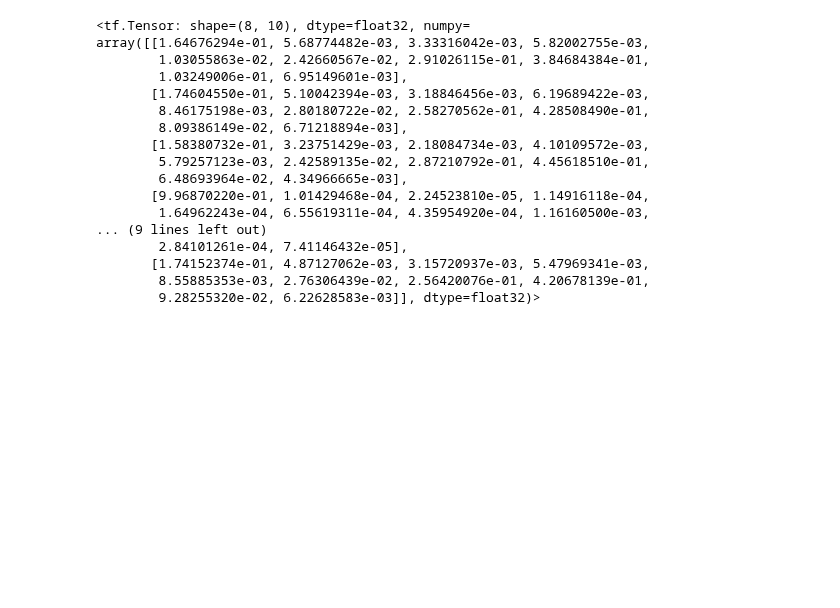
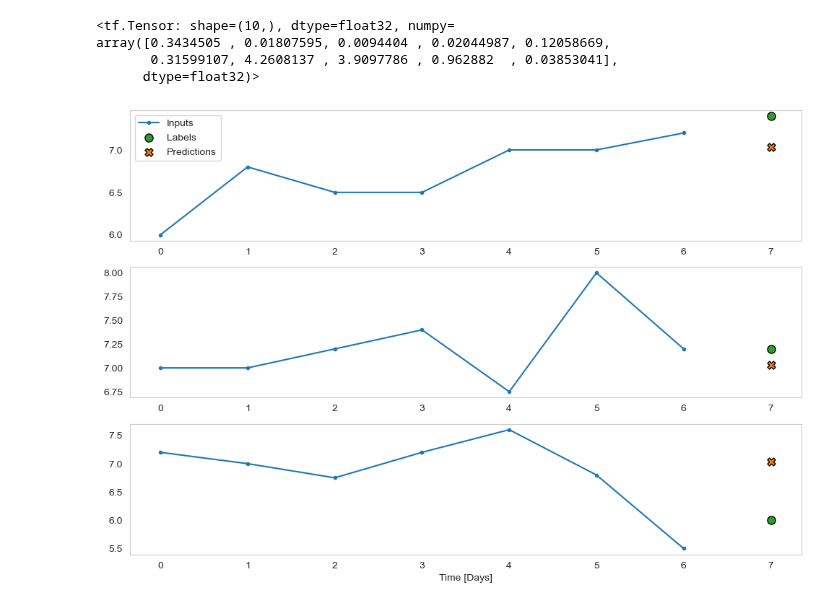
Before and after one commit to PaulHosek/DataMining, a Jupyter notebook: RNN_classification.ipynb, the cells around one changed output. Drawn from its saved outputs; the diff is of its cells as text; code cells hidden in the pictures; blank space fills up the shorter version.

```diff
--- a/RNN_classification.ipynb
+++ b/RNN_classification.ipynb
@@ -100,21 +110,55 @@ test_window.plot(lstm_model_classifier, single=True, max_subplots=10)
+# %%
+def plot(self, model=None, plot_col=None, max_subplots=3, single=False):
+        inputs, labels = self.example
+        if not plot_col:
+            plot_col = self.LABELS[0]
+        plt.figure(figsize=(12, 8))
+        plot_col_index = self.column_indices[plot_col]
+        max_n = min(max_subplots, len(inputs))
+
+        for n in range(max_n):
+            plt.subplot(max_n, 1, n + 1)
+            plt.ylabel(f"")
+            plt.plot(self.input_indices, inputs[n, :, plot_col_index],
+                     label='Inputs', marker='.', zorder=-10)
+
+            if self.label_columns:
+                label_col_index = self.label_columns_indices.get(plot_col, None)
+            else:
+                label_col_index = plot_col_index
+
+            if label_col_index is None:
+                continue
+
+            plt.scatter(self.label_indices, labels[n, :, label_col_index],
+                        edgecolors='k', label='Labels', c='#2ca02c', s=64)
+            if model is not None:
+                predictions = model(inputs)
+                if single:
+                    values = float(predictions[n, label_col_index])
+                    x_values = self.label_indices[-1]
+                else:
+                    values = predictions[n, :, label_col_index]
+                    x_values = self.label_indices
+
+                plt.scatter(x_values, values+7,
+                            marker='X', edgecolors='k', label='Predictions',
+                            c='#ff7f0e', s=64)
+
+            if n == 0:
+                plt.legend()
+
+        plt.xlabel('Time [Days]')
+        plt.show()
 # %%
 a, b = test_window.example
-lstm_model_classifier(a)
+lstm_model_classifier(a)[0]*10
 # %% [output]
-<tf.Tensor: shape=(8, 10), dtype=float32, numpy=
-array([[1.64676294e-01, 5.68774482e-03, 3.33316042e-03, 5.82002755e-03,
-        1.03055863e-02, 2.42660567e-02, 2.91026115e-01, 3.84684384e-01,
-        1.03249006e-01, 6.95149601e-03],
-       [1.74604550e-01, 5.10042394e-03, 3.18846456e-03, 6.19689422e-03,
-        8.46175198e-03, 2.80180722e-02, 2.58270562e-01, 4.28508490e-01,
-        8.09386149e-02, 6.71218894e-03],
-       [1.58380732e-01, 3.23751429e-03, 2.18084734e-03, 4.10109572e-03,
-        5.79257123e-03, 2.42589135e-02, 2.87210792e-01, 4.45618510e-01,
-        6.48693964e-02, 4.34966665e-03],
-       [9.96870220e-01, 1.01429468e-04, 2.24523810e-05, 1.14916118e-04,
-        1.64962243e-04, 6.55619311e-04, 4.35954920e-04, 1.16160500e-03,
-... (9 lines left out)
-        2.84101261e-04, 7.41146432e-05],
-       [1.74152374e-01, 4.87127062e-03, 3.15720937e-03, 5.47969341e-03,
-        8.55885353e-03, 2.76306439e-02, 2.56420076e-01, 4.20678139e-01,
-        9.28255320e-02, 6.22628583e-03]], dtype=float32)>
+<tf.Tensor: shape=(10,), dtype=float32, numpy=
+array([0.3434505 , 0.01807595, 0.0094404 , 0.02044987, 0.12058669,
+       0.31599107, 4.2608137 , 3.9097786 , 0.962882  , 0.03853041],
+      dtype=float32)>
+# %%
+plot(test_window, lstm_model_classifier, single=True)
+# %% [output]
+[figure, added]
```
Also changed, not shown: parts of 6 cells of this notebook, 2 other files.
